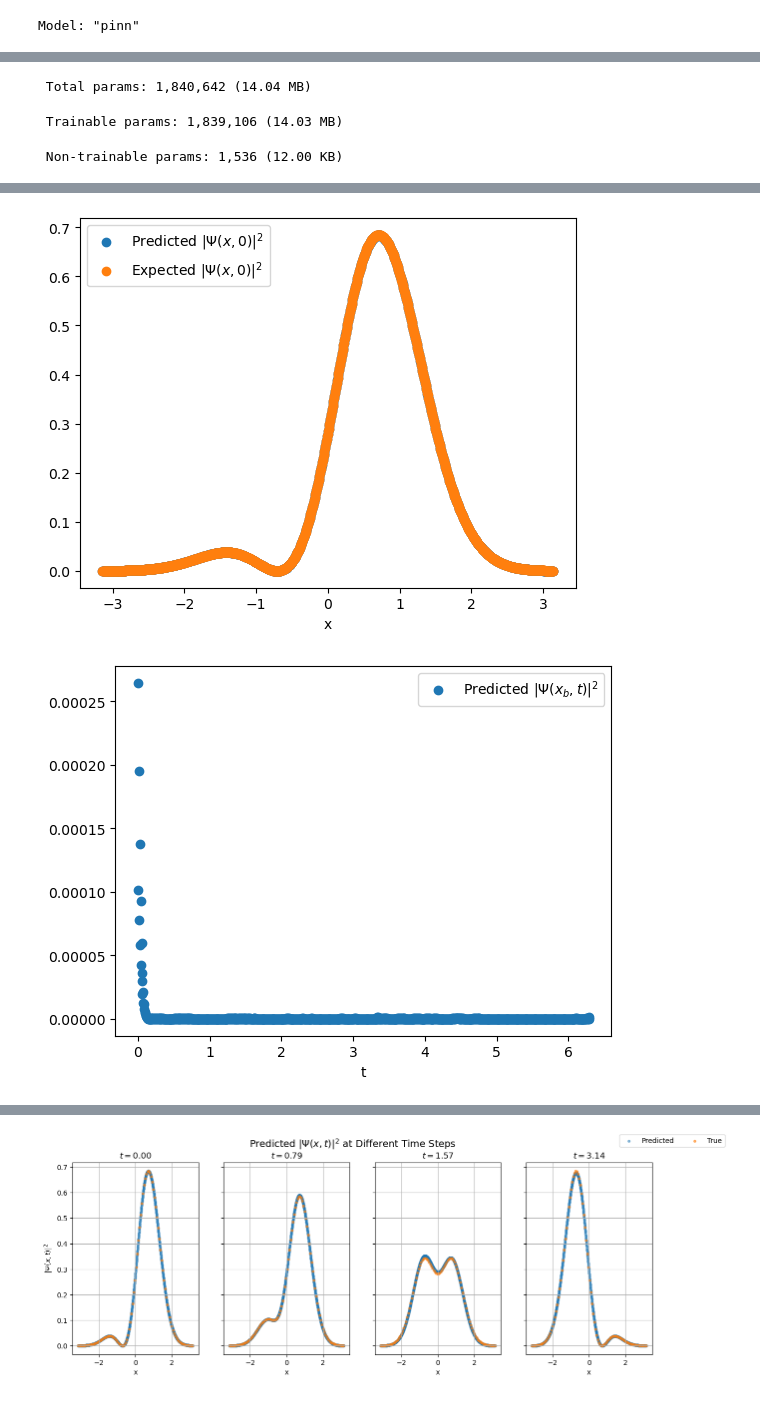
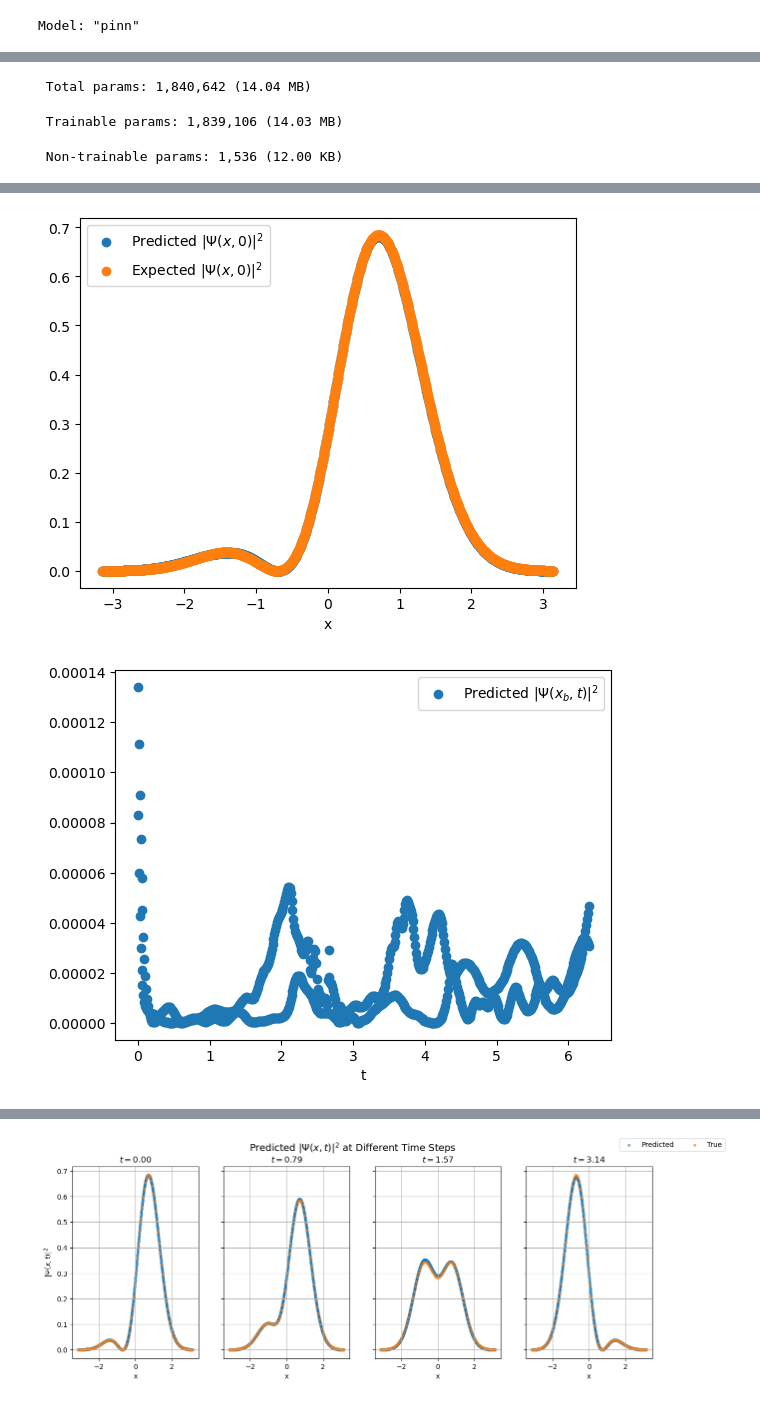
Before and after one commit to mrdchua/PINN-TDSE, a Jupyter notebook: TDSE-PHYS299/pinn-tdse-test.ipynb, the cells around one changed output, grey strips where cells are left out. Cells and saved outputs as stored; diff of their text form; code cells hidden in the pictures.

```diff
--- a/TDSE-PHYS299/pinn-tdse-test.ipynb
+++ b/TDSE-PHYS299/pinn-tdse-test.ipynb
@@ -130,7 +130,7 @@ class PINN(tf.keras.Model):
         return cls(**config)
 
 # Load the model
-loaded_model = tf.keras.models.load_model('best_model_v2p4.keras', custom_objects={'PINN': PINN})
+loaded_model = tf.keras.models.load_model('best_model_v3p1.keras', custom_objects={'PINN': PINN})
 print("Model loaded successfully")
 
 loaded_model.summary()
@@ -245,6 +247,6 @@ Model: "pinn"
 [figure]
-[figure, old version]
+[figure, new version]
-[figure, old version]
+[figure, new version]
 # %%
 # Compute theoretical |Psi(x,t)|^2
 def U_0(x, t, w):
```
Also changed, not shown: parts of 2 cells of this notebook.
